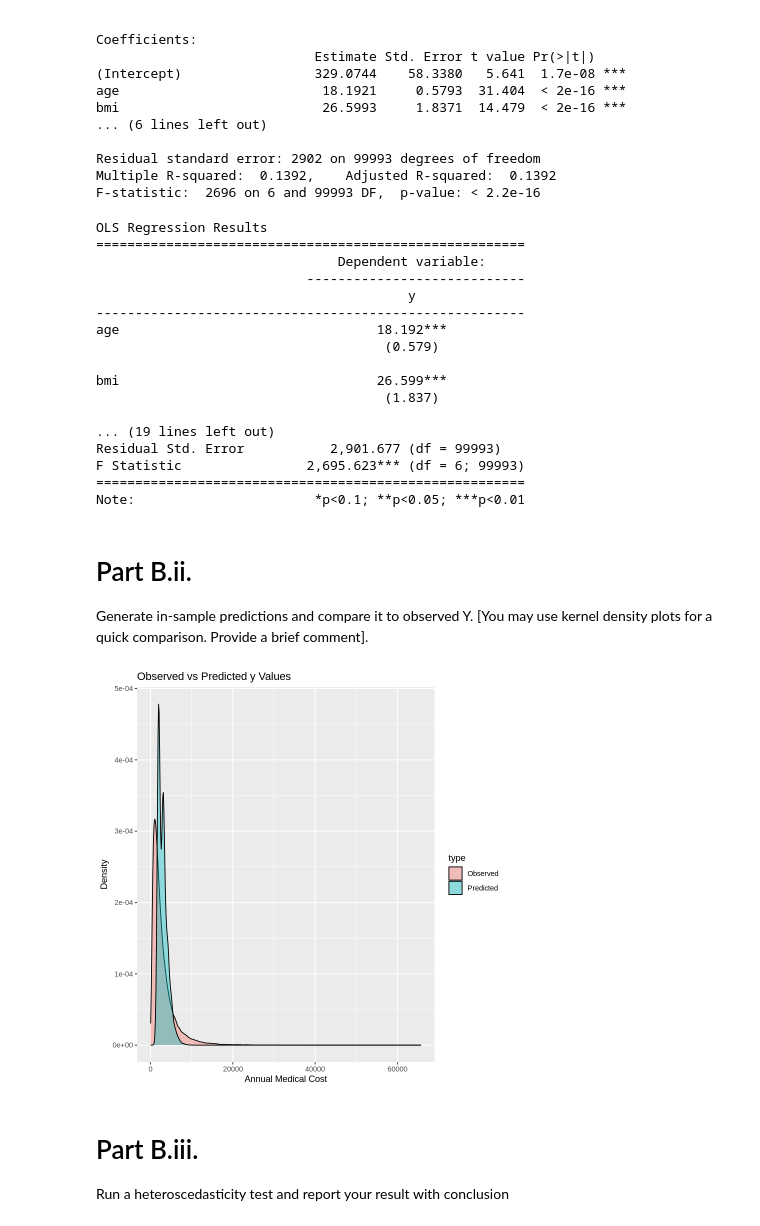
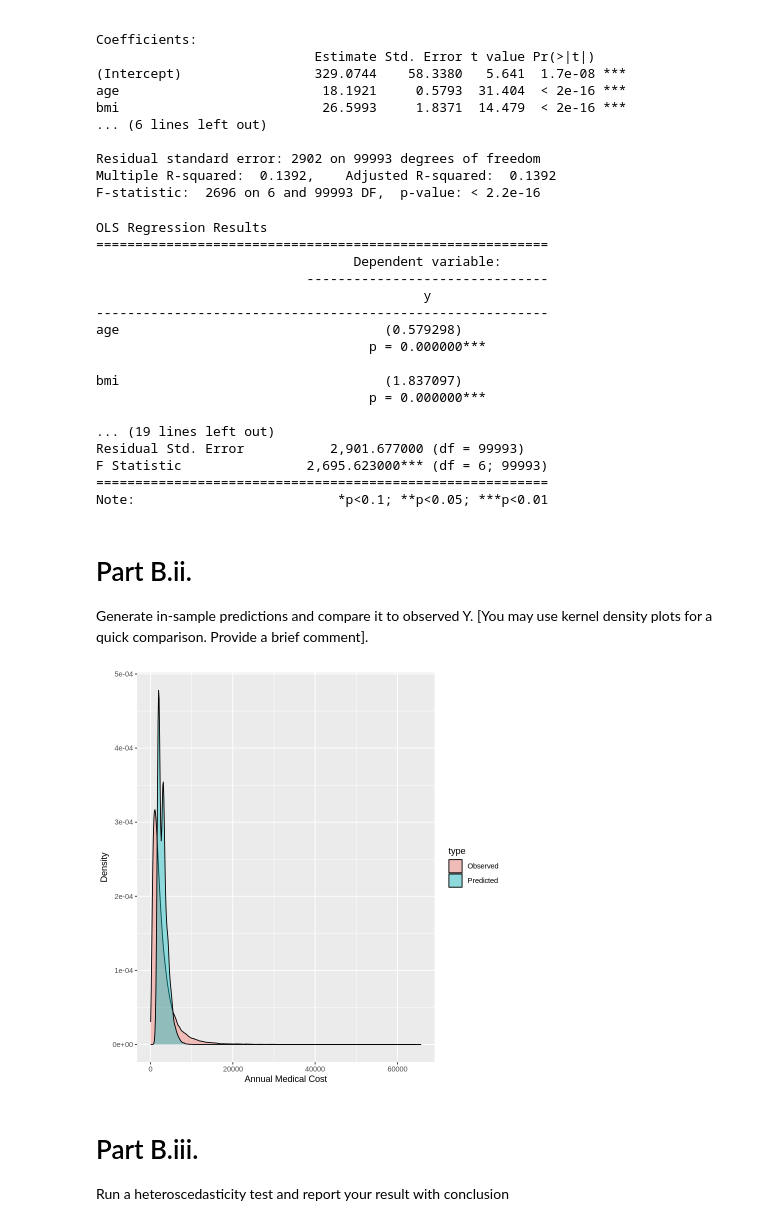
Before and after one commit to eren-darici/ECON6190, a Jupyter notebook: Project_PartB.ipynb, the cells around one changed output. Cells and saved outputs as stored; diff of their text form; code cells hidden in the pictures.

```diff
--- a/Project_PartB.ipynb
+++ b/Project_PartB.ipynb
@@ -133,25 +116,27 @@ Multiple R-squared:  0.1392,    Adjusted R-squared:  0.1392
 F-statistic:  2696 on 6 and 99993 DF,  p-value: < 2.2e-16
 # %%
 # Stargazer for better table
-stargazer(model, type = "text", title = "OLS Regression Results")
+stargazer(model, type = "text", title = "OLS Regression Results", report = "vsp*", digits = 6)
+# Latex
+#stargazer(model, type = "latex", title = "OLS Regression Results", report = "vsp*", digits = 6)
 # %% [output]
 OLS Regression Results
-=======================================================
-                               Dependent variable:
-                           ----------------------------
-                                        y
--------------------------------------------------------
-age                                 18.192***
-                                     (0.579)
+==========================================================
+                                 Dependent variable:
+                           -------------------------------
+                                          y
+----------------------------------------------------------
+age                                  (0.579298)
+                                   p = 0.000000***
 
-bmi                                 26.599***
-                                     (1.837)
+bmi                                  (1.837097)
+                                   p = 0.000000***
 
 ... (19 lines left out)
-Residual Std. Error           2,901.677 (df = 99993)
-F Statistic                2,695.623*** (df = 6; 99993)
-=======================================================
-Note:                       *p<0.1; **p<0.05; ***p<0.01
+Residual Std. Error           2,901.677000 (df = 99993)
+F Statistic                2,695.623000*** (df = 6; 99993)
+==========================================================
+Note:                          *p<0.1; **p<0.05; ***p<0.01
 # %% [markdown]
 # Part B.ii.
 Generate in-sample predictions and compare it to observed Y. [You may use kernel
@@ -159,23 +144,22 @@ density plots for a quick comparison. Provide a brief comment].
 # %%
 # Generate in sample predictions
 pred <- predict(model)
 
 # Bind data
 data_kde <- data.frame(
   value = c(y, pred),
   type = rep(c("Observed", "Predicted"), c(length(y), length(pred)))
 )
 
 # Plot KDE
 ggplot(data_kde, aes(x=value, fill=type)) +
   geom_density(alpha=0.4) +
   labs(
-    title="Observed vs Predicted y Values",
     x = "Annual Medical Cost",
     y = "Density"
   )
 # %% [output]
-[figure, old version]
+[figure, new version]
 # %% [markdown]
 # Part B.iii.
 Run a heteroscedasticity test and report your result with conclusion
```
Also changed, not shown: parts of 5 cells of this notebook.
